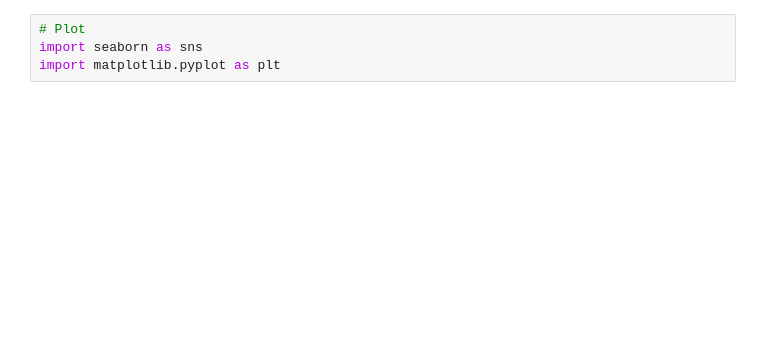
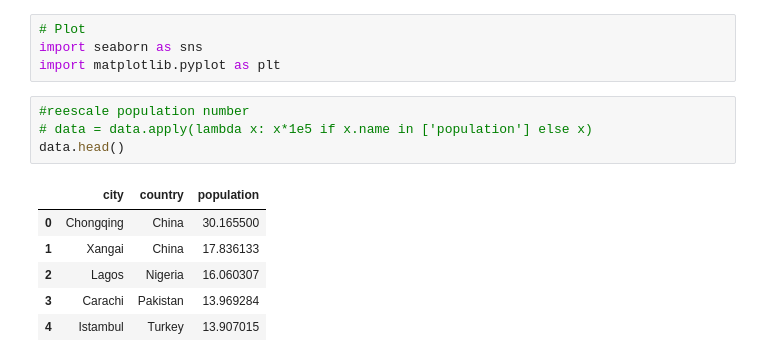
Before and after one commit to ta-data-lis/Project-Week-3-Data-Thieves, a Jupyter notebook: your-project/Scrapping_Wiki.ipynb, the cells around one changed output. Cells and saved outputs as stored; diff of their text form; blank space fills up the shorter version.

```diff
--- a/your-project/Scrapping_Wiki.ipynb
+++ b/your-project/Scrapping_Wiki.ipynb
@@ -96,4 +116,15 @@ data.to_csv(r'data/population.csv')
 # Plot
 import seaborn as sns
 import matplotlib.pyplot as plt
+# %%
+#reescale population number
+# data = data.apply(lambda x: x*1e5 if x.name in ['population'] else x)
+data.head()
+# %% [output]
+|  | city | country | population |
+| 0 | Chongqing | China | 30.165500 |
+| 1 | Xangai | China | 17.836133 |
+| 2 | Lagos | Nigeria | 16.060307 |
+| 3 | Carachi | Pakistan | 13.969284 |
+| 4 | Istambul | Turkey | 13.907015 |
 # %%
```
Also changed, not shown: parts of 10 cells of this notebook, 9 other files.
